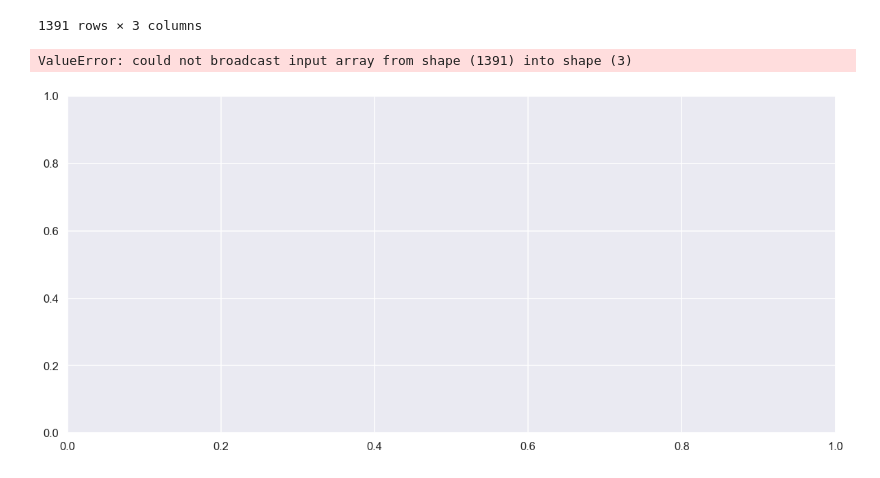
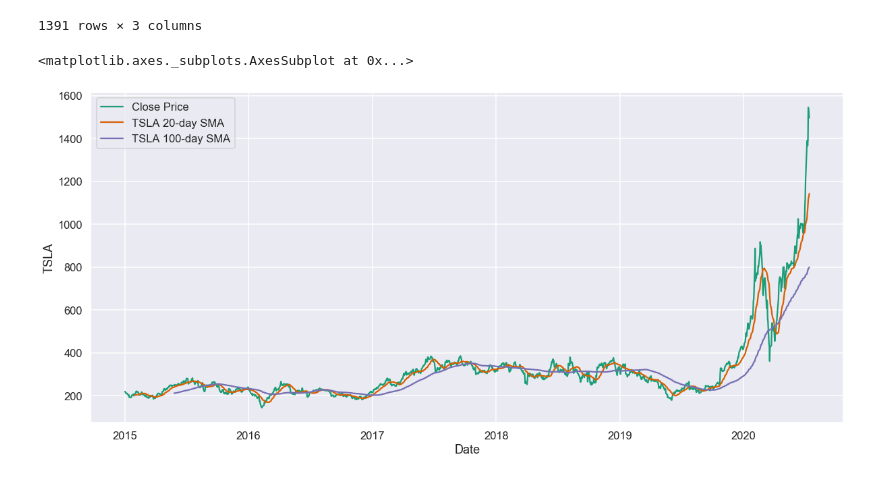
Before and after one commit to andrewcole33/moving_avg_trading, a Jupyter notebook: Untitled.ipynb, the cells around one changed output. Drawn from its saved outputs; the diff is of its cells as text; code cells hidden in the pictures.

Commit message:
Add Rolling Average Plot Function

```diff
--- a/Untitled.ipynb
+++ b/Untitled.ipynb
@@ -33,8 +35,11 @@ df
 # %%
 short_rolling = df.rolling(window = 20).mean()
 long_rolling = df.rolling(window = 100).mean()
-# %%
-fig, ax = plt.subplots(figsize = (20, 9))
-# %% [output]
-ValueError: could not broadcast input array from shape (1391) into shape (3)
-[figure, removed]
+# %%
+fig, ax = plt.subplots(figsize = (20, 9))
+sns.lineplot(df.index, df.TSLA, label = 'Close Price')
+sns.lineplot(short_rolling.index, short_rolling.TSLA, label = 'TSLA 20-day SMA')
+sns.lineplot(long_rolling.index, long_rolling.TSLA, label = 'TSLA 100-day SMA')
+# %% [output]
+<matplotlib.axes._subplots.AxesSubplot at 0x...>
+[figure, added]
```
Also changed, not shown: parts of 2 cells of this notebook, 1 other file.
